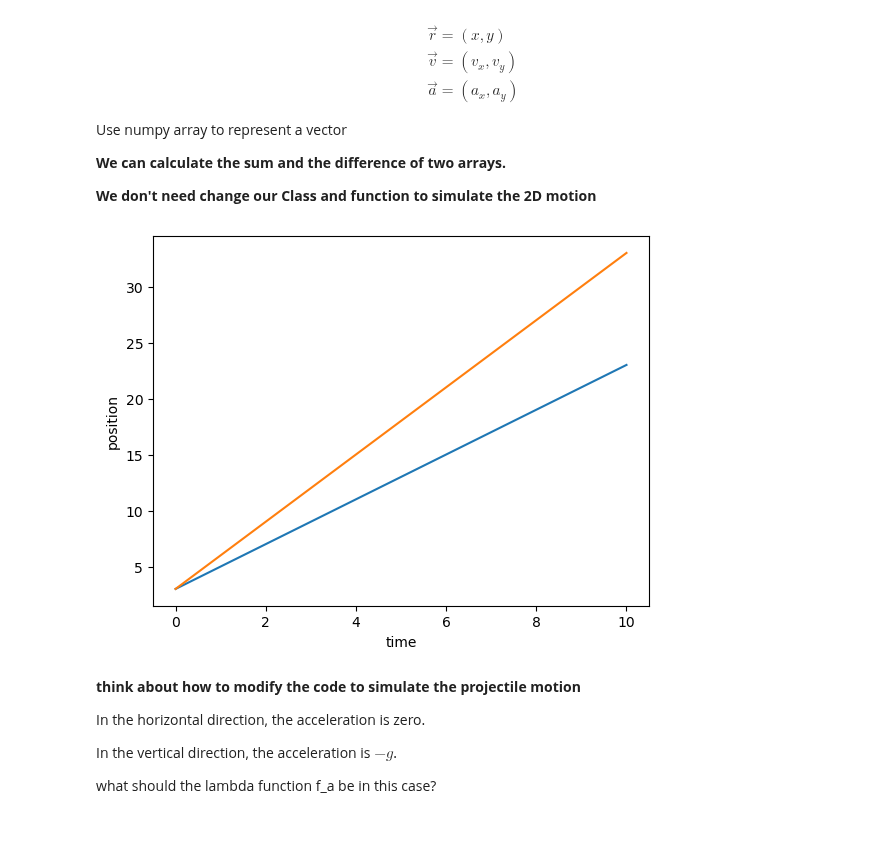
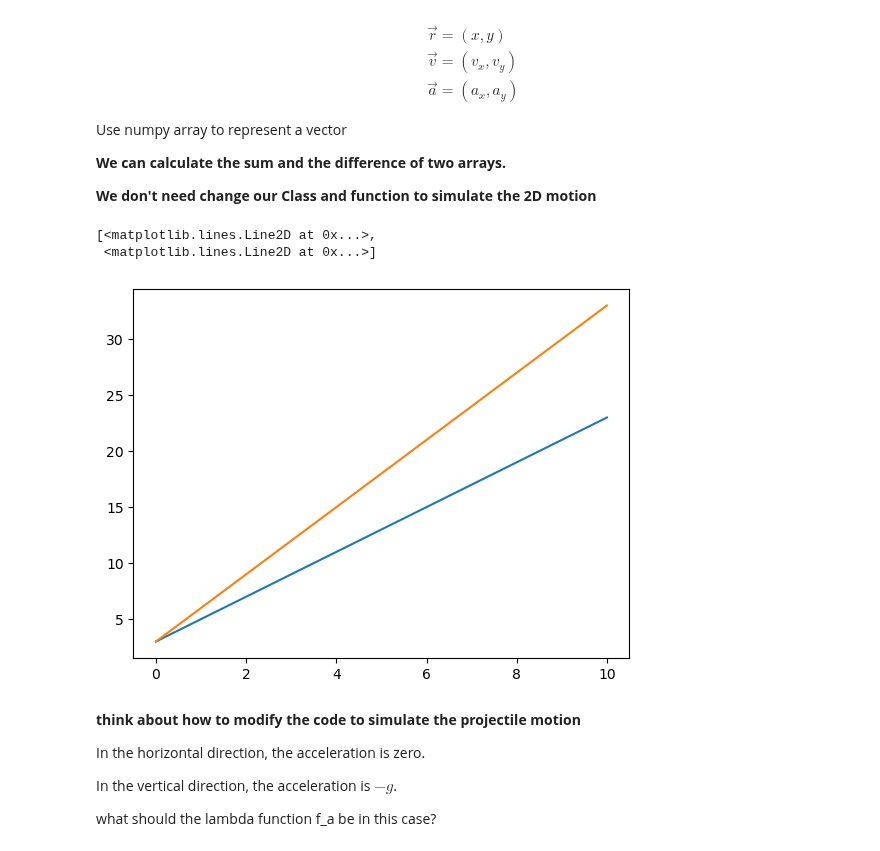
Before and after one commit to slxuphys/tamu_phys_150, a Jupyter notebook: lecture/lecture 10 Class.ipynb, the cells around one changed output. Saved outputs shown, nothing was run; the diff lists cells and outputs as text; code cells hidden in the pictures.

```diff
--- a/lecture/lecture 10 Class.ipynb
+++ b/lecture/lecture 10 Class.ipynb
@@ -186,13 +197,5 @@ class Ball:
     def record(self): #record the current position and time to the lists
         self.time_list.append(self.t)
         self.pos_list.append(self.x)
-    def clear(self): #clear the history
-        self.time_list=[]
-        self.pos_list=[]
-    def plot(self): #draw the path
-        import matplotlib.pyplot as plt
-        plt.plot(self.time_list,self.pos_list)
-        plt.xlabel('time')
-        plt.ylabel('position')
 # %%
 #simulate motion with constant speed
@@ -222,7 +228,24 @@ ball1.plot()
 
 An object of a user defined class can be thought of as a mutable variable. It can be updated __in place__ within the function. In this case, we do not have to return it to the output.
 # %%
-def motion(t_max,num_step,ball,f_a=lambda x,v,t:0):
+class Ball:
+    def __init__(self,x=0,v=0,a=0, t=0):
+        self.x=x
+        self.v=v
+        self.a=a
+        self.t=t
+        self.time_list=[]
+        self.pos_list=[]
+    def move(self,dt): #assume dt is small
+        self.t=self.t+dt
+        self.v=self.v+self.a*dt
+        self.x=self.x+self.v*dt
+    def record(self): #record the current position and time to the lists
+        self.time_list.append(self.t)
+        self.pos_list.append(self.x)
+
+
+def motion(t_max,num_step,ball,f_a=lambda x,v:0):
     '''
     a function that takes a ball object as an input
     it simulates the motion
@@ -230,7 +253,7 @@ def motion(t_max,num_step,ball,f_a=lambda x,v,t:0):
     '''
     dt = t_max/num_step
     for i_step in range(num_step):
-        ball.a=f_a(ball.x,ball.v,ball.t)
+        ball.a=f_a(ball.x,ball.v)
         ball.move(dt)
         ball.record()
 # %%
@@ -271,13 +295,15 @@ __We don't need change our Class and function to simulate the 2D motion__
 # %%
 import numpy as np
 #position, velocity and acceleration now are 2d vectors.
 #the update rule still works, but requires adding two vectors (not list) together
 #we need numpy array for elemental wise sum.
 ball1=Ball(x=np.array([3.0,3.0]),v=np.array([2.0,3.0]), a=np.array([0.0,0.0]))
 motion(t_max=10,num_step=10000,ball=ball1)
-ball1.plot()#plots x position and y position as a function time
+plt.plot(ball1.time_list, ball1.pos_list)#plots x position and y position as a function time
 # %% [output]
+[<matplotlib.lines.Line2D at 0x...>,
+ <matplotlib.lines.Line2D at 0x...>]
-[figure, old version]
+[figure, new version]
 # %% [markdown]
 __think about how to modify the code to simulate the projectile motion__
 
```
Also changed, not shown: parts of 25 cells of this notebook.
